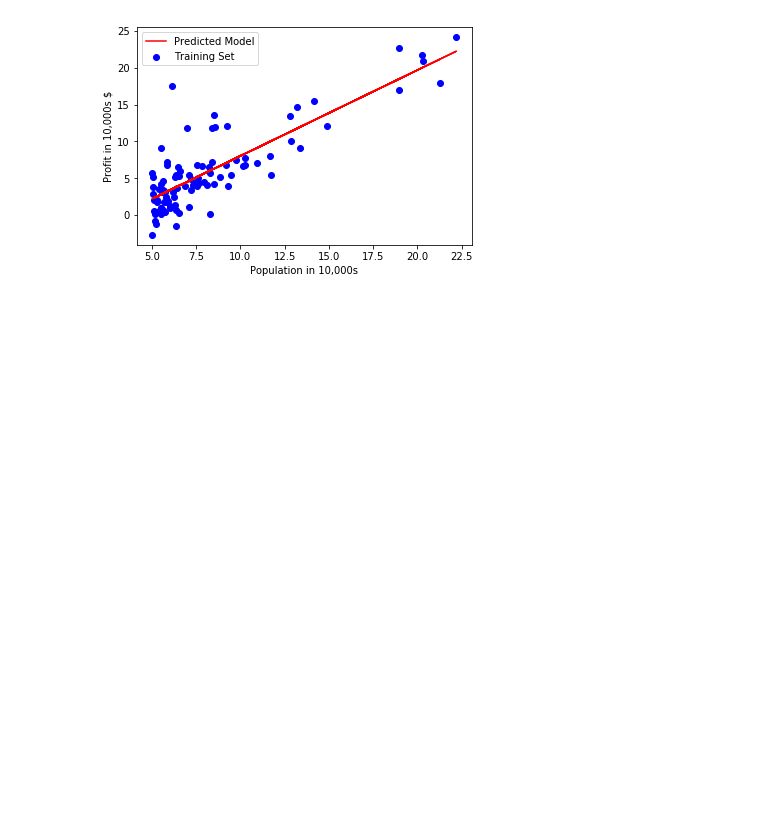
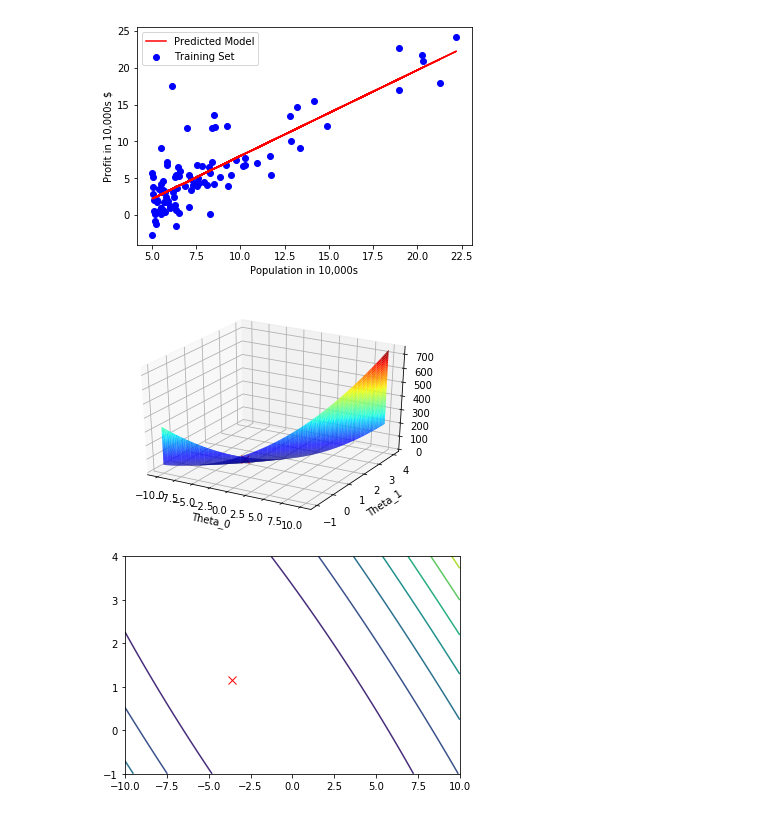
Before and after one commit to ginnikhanna/Development, a Jupyter notebook: Juypter-ML/univariatelinearregression.ipynb, the cells around one changed output. Cells and saved outputs as stored; diff of their text form; code cells hidden in the pictures; blank space fills up the shorter version.

Commit message:
Contour plots added

```diff
--- a/Juypter-ML/univariatelinearregression.ipynb
+++ b/Juypter-ML/univariatelinearregression.ipynb
@@ -72,7 +74,7 @@ theta = np.zeros((2,1))
 number_of_iterations = 1500
 alpha = 0.01
 
-theta, J = gradient_descent_univariate(X, theta, y, number_of_iterations, alpha)
+theta_predicted, J = gradient_descent_univariate(X, theta, y, number_of_iterations, alpha)
 print(f'Final theta {theta} with cost function {J}')
 
 #PLOT FITTED DATA TO THE LINE
@@ -117,3 +119,31 @@ plt.legend()
 plt.show()
 # %% [output]
 [figure]
+# %%
+# PLOT COST FUNCTION ON A GRID
+
+theta0_values = np.linspace(-10, 10, 100)
+theta1_values = np.linspace(-1 , 4, 100)
+J = np.zeros((len(theta0_values), len(theta1_values)))
+
+
+for index_theta0, val_theta0 in enumerate(theta0_values):
+    for index_theta1, val_theta1 in enumerate(theta1_values):
+        theta = np.array((val_theta0, val_theta1))
+        J[index_theta0, index_theta1] = compute_univariate_cost_function(X, theta, y)
+
+fig = plt.figure()
+ax = plt.axes(projection='3d')
+ax.plot_surface(theta0_values, theta1_values, J, cmap= 'jet')
+plt.plot(theta_predicted[0], theta_predicted[1], marker = 'x', markersize = 8, color = 'red')
+plt.xlabel('Theta_0')
+plt.ylabel('Theta_1')
+
+
+plt.figure(10)
+plt.contour(theta0_values, theta1_values, J)
+plt.plot(theta_predicted[0], theta_predicted[1], marker = 'x', markersize = 8, color = 'red')
+plt.show()
+# %% [output]
+[figure, added]
+[figure, added]
```
Also changed, not shown: parts of 2 cells of this notebook.
